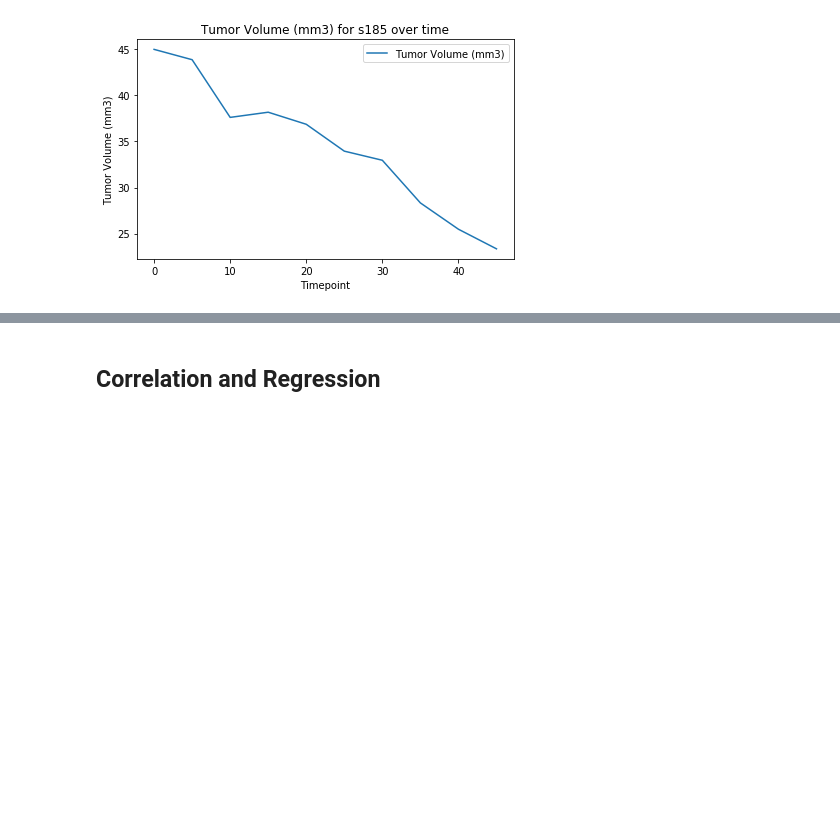
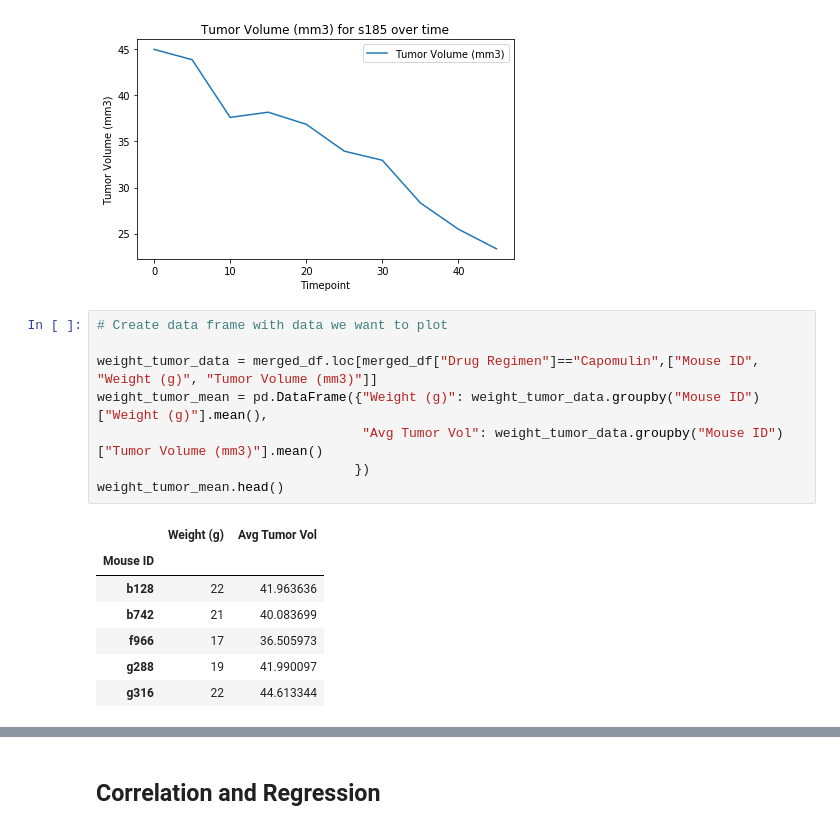
Before and after one commit to improvbutterfly/Pymaceuticals, a Jupyter notebook: pymaceuticals.ipynb, the cells around one changed output, grey strips where cells are left out. Saved outputs shown, nothing was run; the diff lists cells and outputs as text; blank space fills up the shorter version.

```diff
--- a/pymaceuticals.ipynb
+++ b/pymaceuticals.ipynb
@@ -441,5 +441,21 @@ mouse_chart.set_ylabel("Tumor Volume (mm3)")
 plt.tight_layout()
 # %% [output]
 [figure]
+# %%
+# Create data frame with data we want to plot
+
+weight_tumor_data = merged_df.loc[merged_df["Drug Regimen"]=="Capomulin",["Mouse ID", "Weight (g)", "Tumor Volume (mm3)"]]
+weight_tumor_mean = pd.DataFrame({"Weight (g)": weight_tumor_data.groupby("Mouse ID")["Weight (g)"].mean(),
+                                  "Avg Tumor Vol": weight_tumor_data.groupby("Mouse ID")["Tumor Volume (mm3)"].mean()
+                                 })
+weight_tumor_mean.head()
+# %% [output]
+|  | Weight (g) | Avg Tumor Vol |
+| Mouse ID |  |  |
+| b128 | 22 | 41.963636 |
+| b742 | 21 | 40.083699 |
+| f966 | 17 | 36.505973 |
+| g288 | 19 | 41.990097 |
+| g316 | 22 | 44.613344 |
 # %%
 # Generate a scatter plot of mouse weight versus average tumor volume for the Capomulin regimen
```
Also changed, not shown: parts of 1 cell of this notebook.
